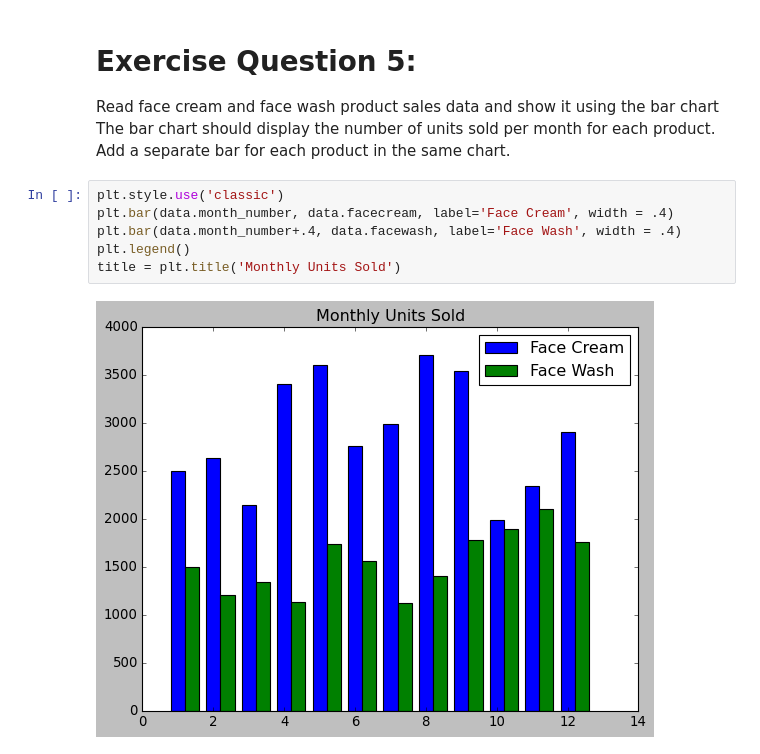
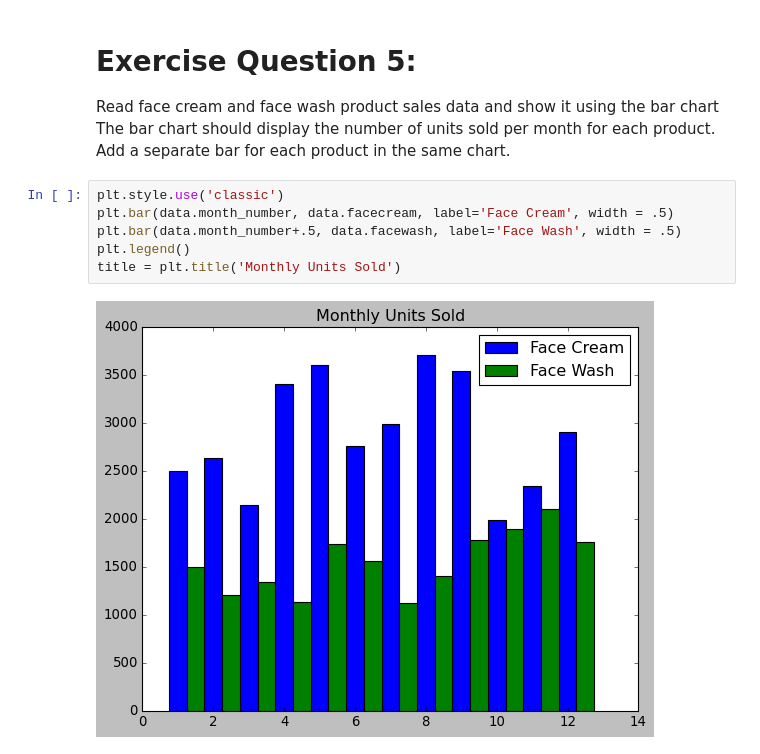
Before and after one commit to StephanieFarid/DataScience, a Jupyter notebook: Module11/Module11 Homework.ipynb, the cells around one changed output. Drawn from its saved outputs; the diff is of its cells as text.

```diff
--- a/Module11/Module11 Homework.ipynb
+++ b/Module11/Module11 Homework.ipynb
@@ -81,9 +81,9 @@ Read face cream and face wash product sales data and show it using the bar chart
 The bar chart should display the number of units sold per month for each product. Add a separate bar for each product in the same chart.
 # %%
 plt.style.use('classic')
-plt.bar(data.month_number, data.facecream, label='Face Cream', width = .4)
-plt.bar(data.month_number+.4, data.facewash, label='Face Wash', width = .4)
+plt.bar(data.month_number, data.facecream, label='Face Cream', width = .5)
+plt.bar(data.month_number+.5, data.facewash, label='Face Wash', width = .5)
 plt.legend()
 title = plt.title('Monthly Units Sold')
 # %% [output]
-[figure, old version]
+[figure, new version]
```
